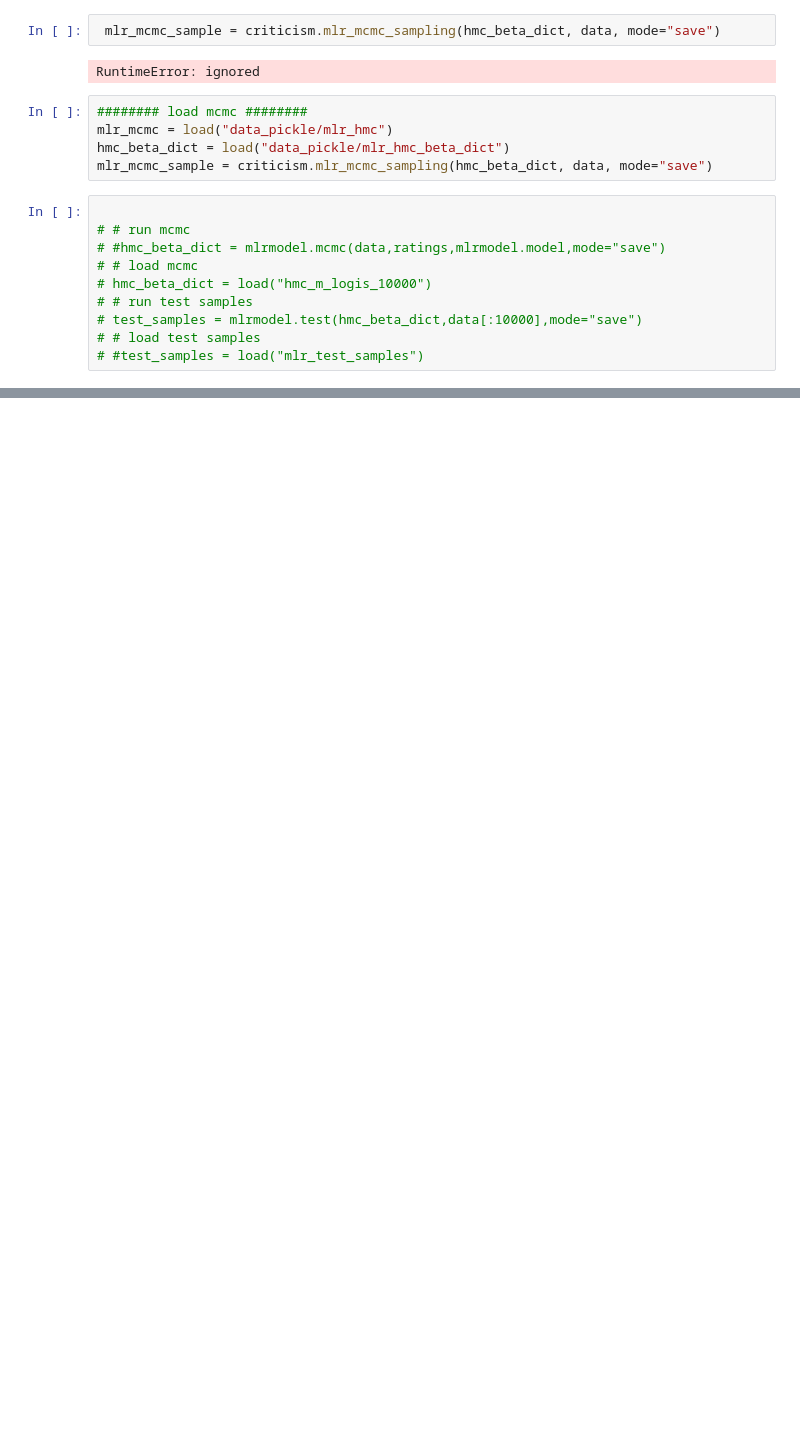
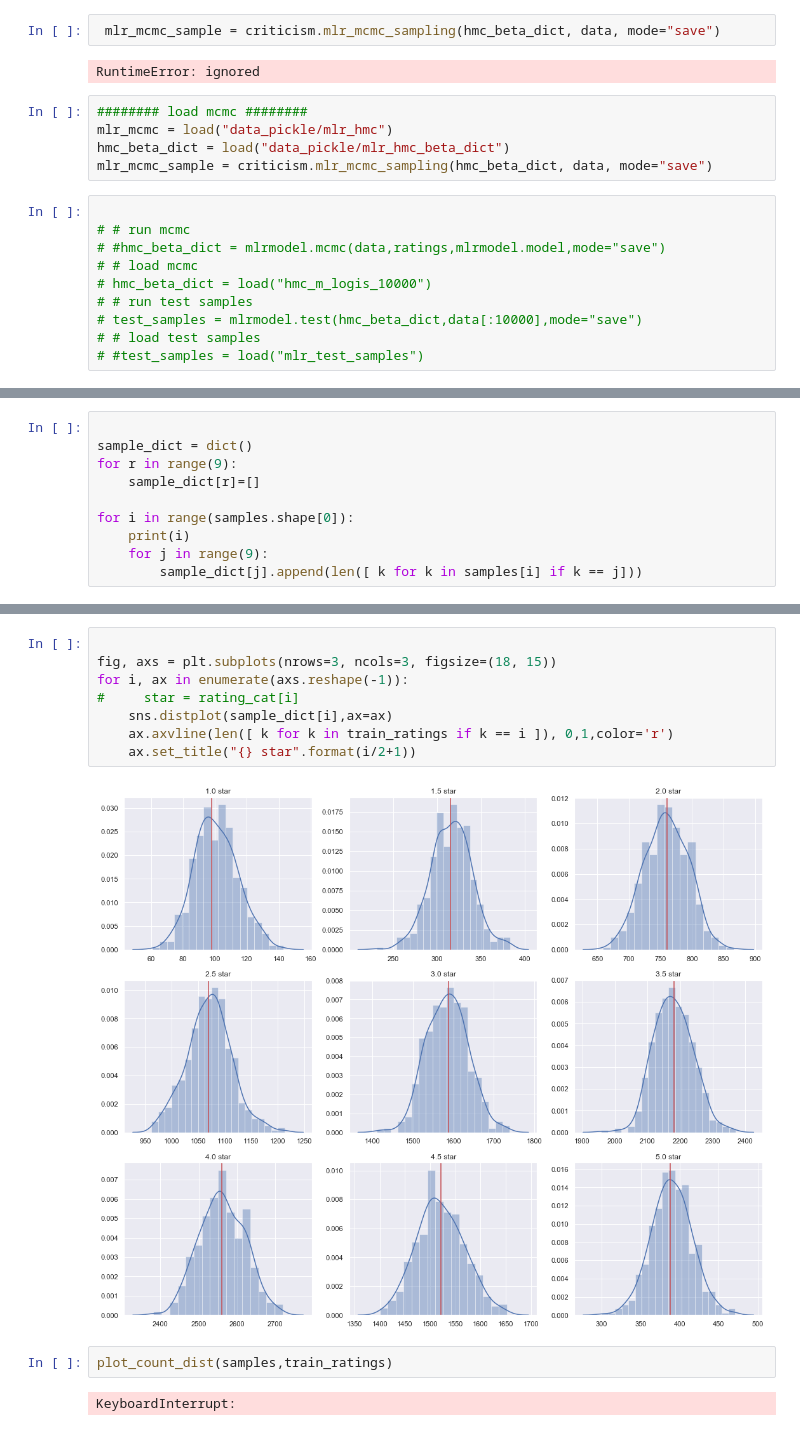
Before and after one commit to wsonv/PP_proejct, a Jupyter notebook: Untitled.ipynb, the cells around one changed output, grey strips where cells are left out. Saved outputs shown, nothing was run; the diff lists cells and outputs as text; blank space fills up the shorter version.

```diff
--- a/Untitled.ipynb
+++ b/Untitled.ipynb
@@ -154,0 +329,10 @@ model_type = "ddd"
+# %%
+
+sample_dict = dict()
+for r in range(9):
+    sample_dict[r]=[]
+
+for i in range(samples.shape[0]):
+    print(i)
+    for j in range(9):
+        sample_dict[j].append(len([ k for k in samples[i] if k == j]))
@@ -154,0 +357,14 @@ model_type = "ddd"
+# %%
+
+fig, axs = plt.subplots(nrows=3, ncols=3, figsize=(18, 15))
+for i, ax in enumerate(axs.reshape(-1)):
+#     star = rating_cat[i]
+    sns.distplot(sample_dict[i],ax=ax)
+    ax.axvline(len([ k for k in train_ratings if k == i ]), 0,1,color='r')
+    ax.set_title("{} star".format(i/2+1))
+# %% [output]
+[figure, added]
+# %%
+plot_count_dist(samples,train_ratings)
+# %% [output]
+KeyboardInterrupt:
```
Also changed, not shown: parts of 67 cells of this notebook, 15 other files.
